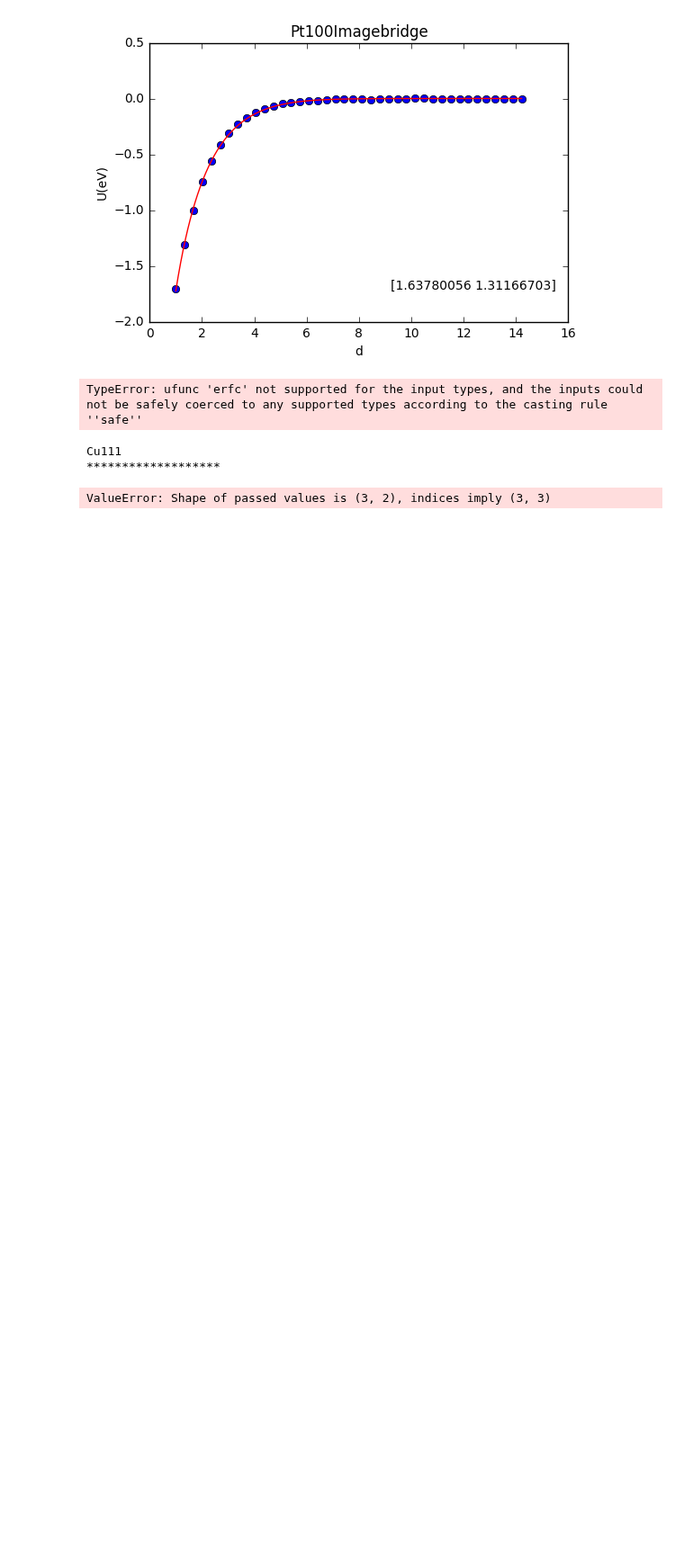
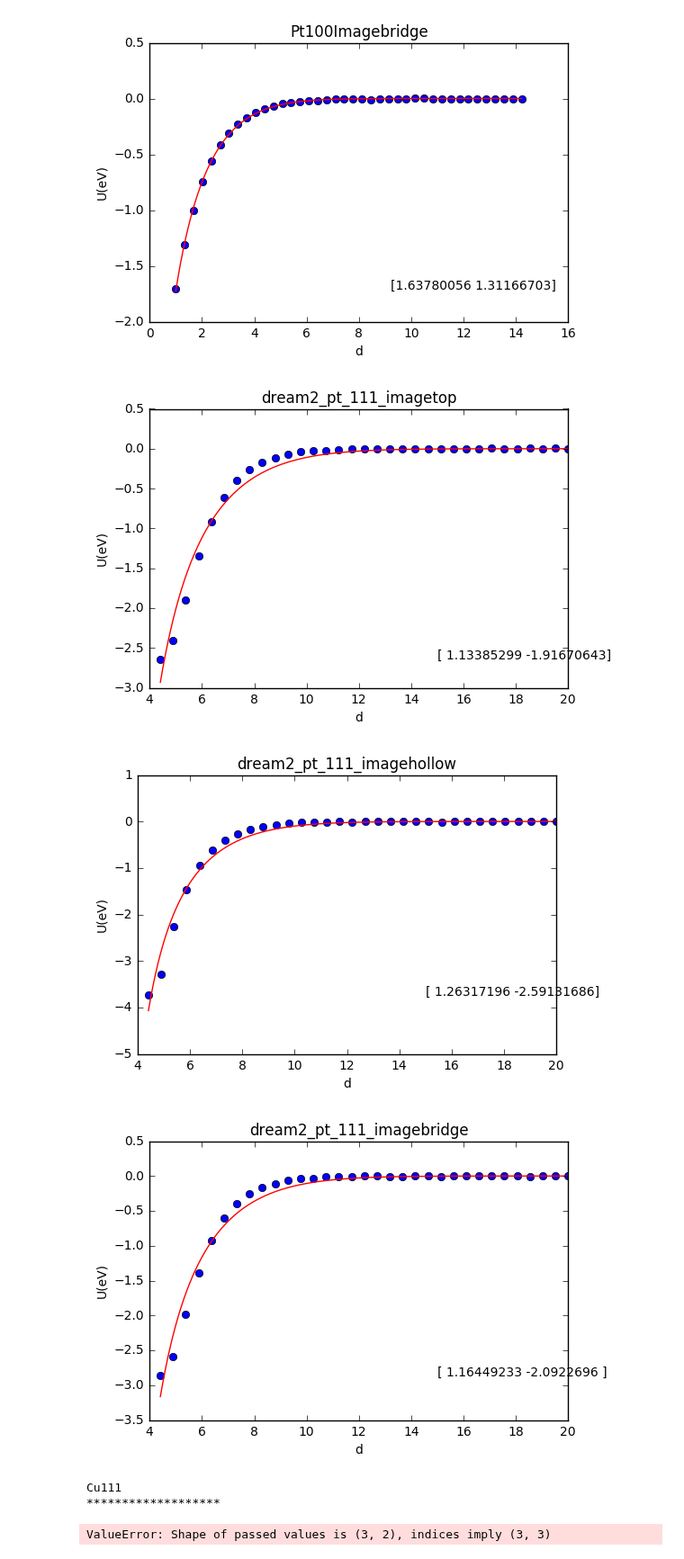
Before and after one commit to 123daimanu/DR_EAM, a Jupyter notebook: Image Charge Fit.ipynb, the cells around one changed output. Shown at 90% size. Cells and saved outputs as stored; diff of their text form; code cells hidden in the pictures; blank space fills up the shorter version.

```diff
--- a/Image Charge Fit.ipynb
+++ b/Image Charge Fit.ipynb
@@ -76,9 +76,11 @@ Pt100=Fitting("Pt100Image","../FDEAMCrystalCalculations/ImageCharge/",-222831.34
 [figure]
 [figure]
 # %%
-Pt111=Fitting("Pt111Image","../FDEAMCrystalCalculations/ImageCharge/",-374995.67,0.14,12)
+Pt111=Fitting("dream2_pt_111_image","../test/",-375426.840000,0.14,12,[8,8,8])
 # %% [output]
-TypeError: ufunc 'erfc' not supported for the input types, and the inputs could not be safely coerced to any supported types according to the casting rule ''safe''
+[figure, added]
+[figure, added]
+[figure, added]
 # %%
 print("\nCu111")
 print("*******************")
```
Also changed, not shown: 9 other files.
